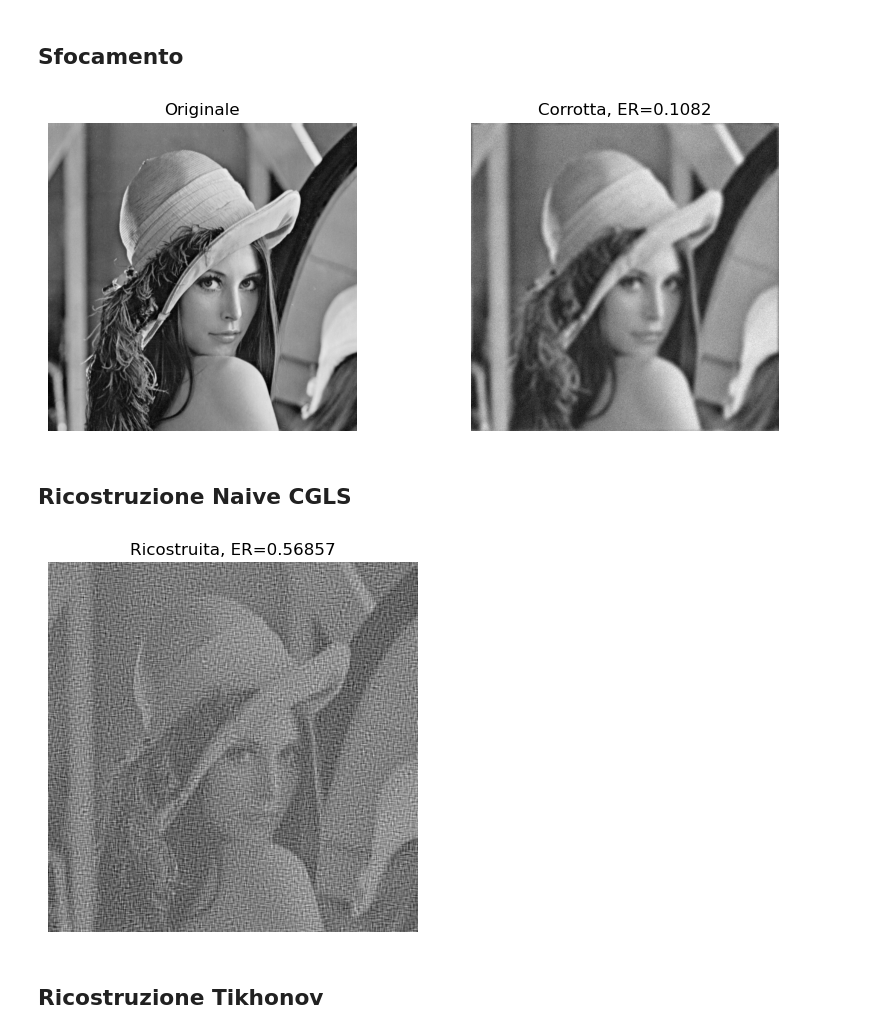
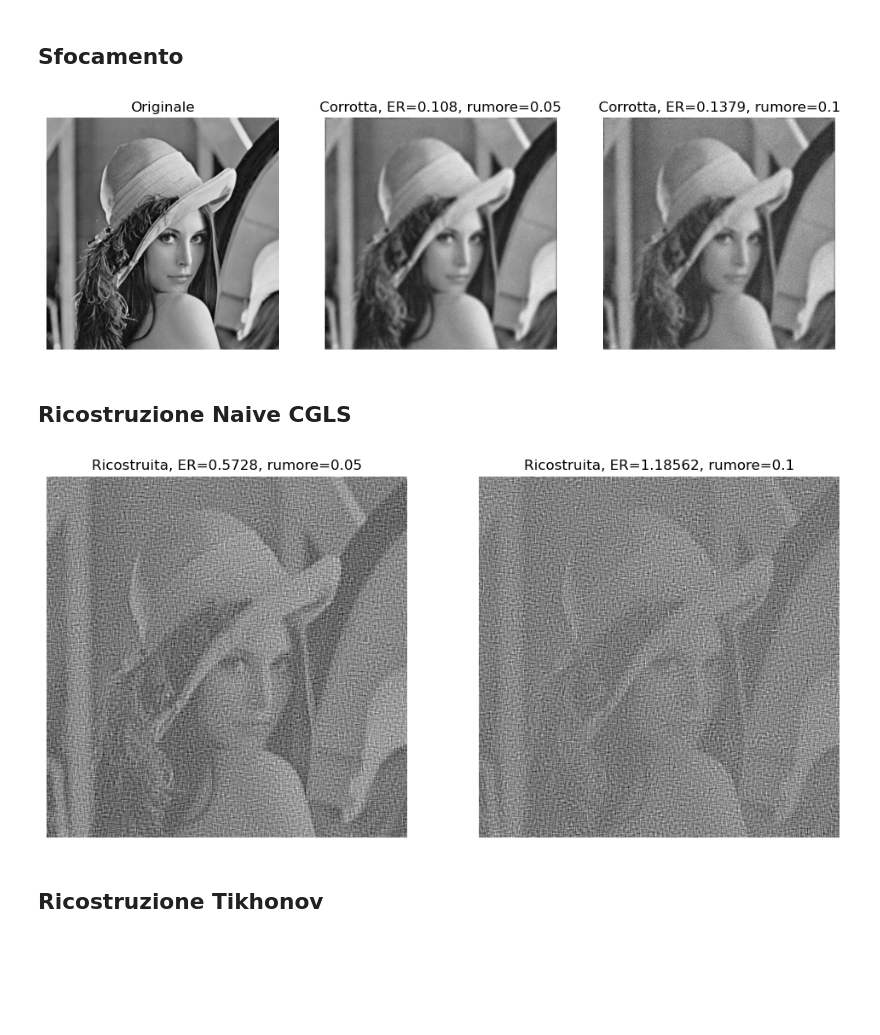
Before and after one commit to ItsTixel/calcolo_numerico, a Jupyter notebook: homeworks/hw4/hw_4.ipynb, the cells around one changed output. Cells and saved outputs as stored; diff of their text form; code cells hidden in the pictures; blank space fills up the shorter version.

```diff
--- a/homeworks/hw4/hw_4.ipynb
+++ b/homeworks/hw4/hw_4.ipynb
@@ -117,54 +129,74 @@ Rango massimo possibile: 512
 # %%
 # Definizione kernel di blur e operatore associato
 kernel = utilities.gaussian2d_kernel(k=11, sigma=3.5)
 A = operators.ConvolutionOperator(kernel)
 
 # Sfocatura dell'immagine
-y = A(x)
+y = A(X)
+
+noise_level1 = 0.05
+noise_level2 = 0.1
 
 # Aggiunta rumore
-y_delta = y + utilities.gaussian_noise(y, noise_level=0.05)
+y_delta1 = y + utilities.gaussian_noise(y, noise_level=noise_level1)
+y_delta2 = y + utilities.gaussian_noise(y, noise_level=noise_level2)
 
-ER_sfocatura=np.round(utilities.rel_err(y_delta,x),5)
+ER_sfocatura1 = utilities.rel_err(y_delta1, X)
+ER_sfocatura1 = np.round(ER_sfocatura1, 4)
+
+ER_sfocatura2 = utilities.rel_err(y_delta2, X)
+ER_sfocatura2 = np.round(ER_sfocatura2, 4)
 
 # Show della sfocatura
-plt.figure(figsize=(10, 4))
+plt.figure(figsize=(12, 6))
 
-plt.subplot(1, 2, 1)
-plt.imshow(x, cmap="gray")
+plt.subplot(1, 3, 1)
+plt.imshow(X, cmap="gray")
+plt.axis("off")
 plt.title("Originale")
+
+plt.subplot(1, 3, 2)
+plt.imshow(y_delta1, cmap="gray")
 plt.axis("off")
+plt.title(f"Corrotta, ER={ER_sfocatura1}, rumore={noise_level1}")
 
-plt.subplot(1, 2, 2)
-plt.imshow(y_delta, cmap="gray")
+plt.subplot(1, 3, 3)
+plt.imshow(y_delta2, cmap="gray")
 plt.axis("off")
-plt.title(f"Corrotta, ER={ER_sfocatura}")
+plt.title(f"Corrotta, ER={ER_sfocatura2}, rumore={noise_level2}")
 plt.show()
 # %% [output]
-[figure, old version]
+[figure, new version]
 # %% [markdown]
 ## Ricostruzione Naive CGLS
 # %%
 cgls_solver = solvers.CGLS(A)
 
-# Scelta di x0, kmax, tolf, tolx
-x0 = np.zeros_like(x)
+x0 = np.zeros_like(X)
 kmax = 30
 tolf = 1e-8
 tolx = 1e-8
 
-# Soluzione
-x_cgls = cgls_solver.solve(y_delta, x0, kmax, tolf, tolx)
+x_cgls1 = cgls_solver.solve(y_delta1, x0, kmax, tolf, tolx)
+x_cgls2 = cgls_solver.solve(y_delta2, x0, kmax, tolf, tolx)
 
-# ER naive
-ER_naive=np.round(utilities.rel_err(x_cgls,x),5)
+ER_naive1=np.round(utilities.rel_err(x_cgls1, X), 5)
+ER_naive2=np.round(utilities.rel_err(x_cgls2, X), 5)
 
-# Show della ricostruzione
-plt.imshow(x_cgls, cmap="gray")
+plt.figure(figsize=(12, 6))
+
+plt.subplot(1,2,1)
+plt.imshow(x_cgls1, cmap="gray")
 plt.axis("off")
-plt.title(f"Ricostruita, ER={ER_naive}")
+plt.title(f"Ricostruita, ER={ER_naive1}, rumore={noise_level1}")
+
+plt.subplot(1,2,2)
+plt.imshow(x_cgls2, cmap="gray")
+plt.axis("off")
+plt.title(f"Ricostruita, ER={ER_naive2}, rumore={noise_level2}")
+
 plt.show()
 # %% [output]
-[figure, old version]
+[figure, new version]
 # %% [markdown]
 ## Ricostruzione Tikhonov
```
Also changed, not shown: parts of 11 cells of this notebook, 1 other file.
